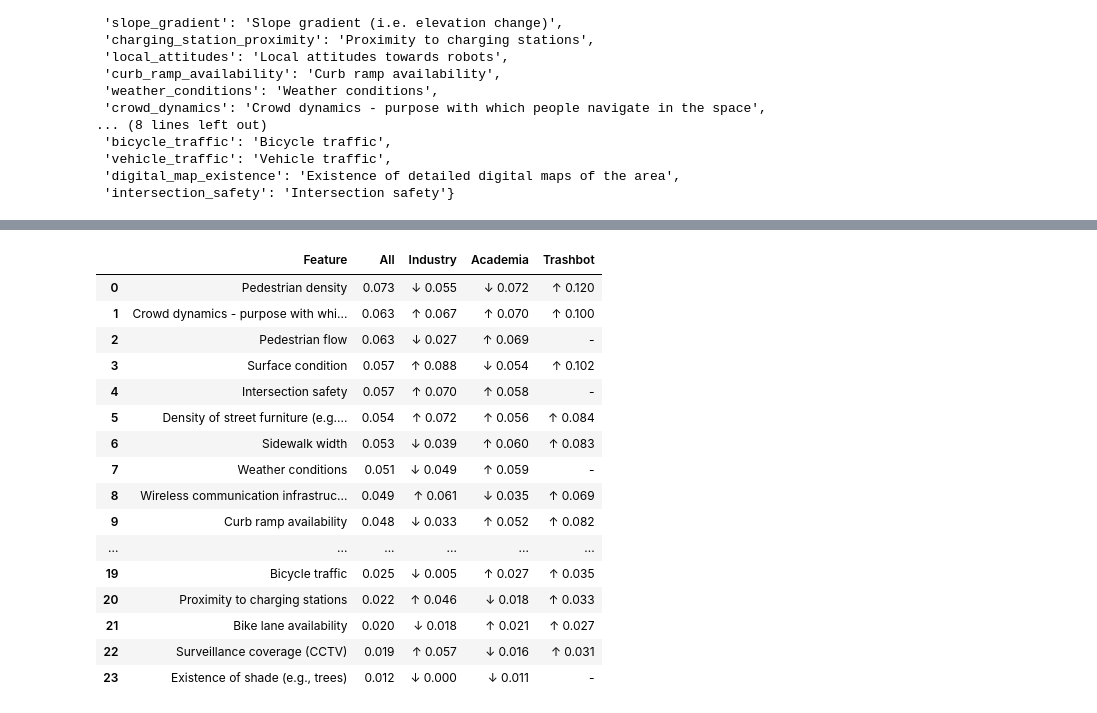
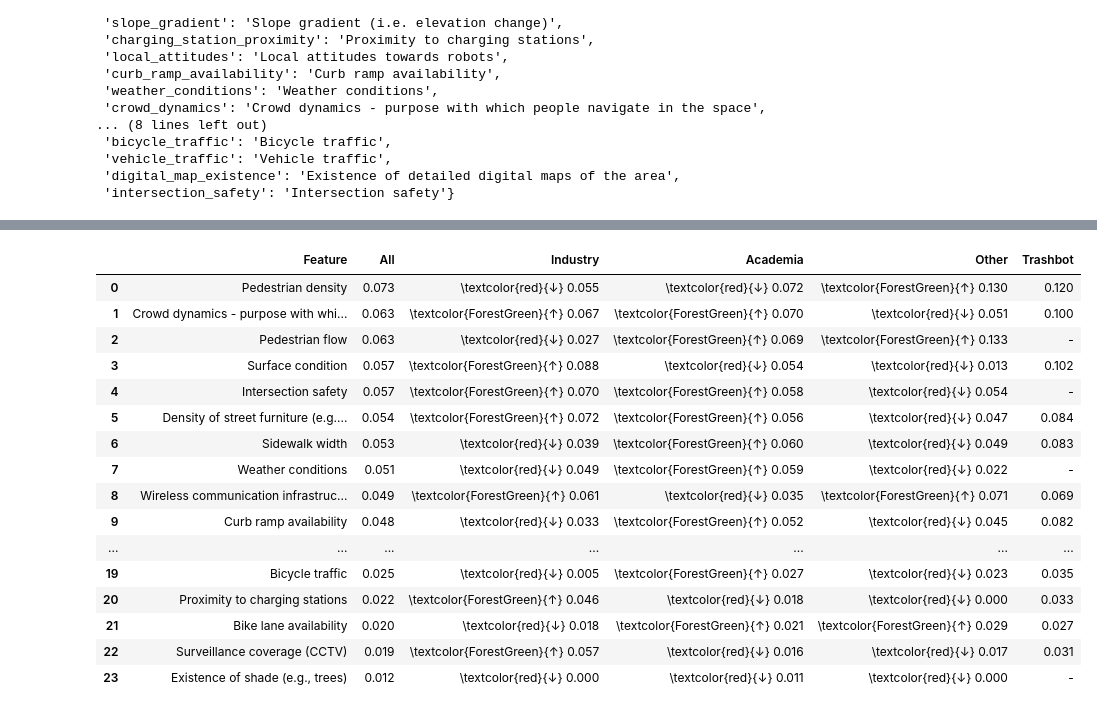
Before and after one commit to FAR-Lab/robotability-nyc, a Jupyter notebook: survey_processing/generate_weights_table.ipynb, the cells around one changed output, grey strips where cells are left out. Cells and saved outputs as stored; diff of their text form; code cells hidden in the pictures.

Commit message:
added other col

```diff
--- a/survey_processing/generate_weights_table.ipynb
+++ b/survey_processing/generate_weights_table.ipynb
@@ -56,17 +57,20 @@ feature_name_dict
 all_weights.index = all_weights.index.map(feature_name_dict)
 industry_weights.index = industry_weights.index.map(feature_name_dict)
 academia_weights.index = academia_weights.index.map(feature_name_dict)
+other_weights.index = other_weights.index.map(feature_name_dict)
 trashbot_weights.index = trashbot_weights.index.map(feature_name_dict)
 # %%
 # merge all the weights with one column for each
 all_weights = all_weights.rename(columns={'Weight': 'All'})
 industry_weights = industry_weights.rename(columns={'Weight': 'Industry'})
 academia_weights = academia_weights.rename(columns={'Weight': 'Academia'})
+other_weights = other_weights.rename(columns={'Weight': 'Other'})
 trashbot_weights = trashbot_weights.rename(columns={'Weight': 'Trashbot'})
 # %%
 # merge
 all_weights = all_weights.merge(industry_weights, left_index=True, right_index=True, how='outer')
 all_weights = all_weights.merge(academia_weights, left_index=True, right_index=True, how='outer')
+all_weights = all_weights.merge(other_weights, left_index=True, right_index=True, how='outer')
 all_weights = all_weights.merge(trashbot_weights, left_index=True, right_index=True, how='outer')
 # %%
 # sort by 'All'
@@ -94,6 +98,7 @@ all_weights
 # round to 3 decimals, take absolute value, and convert to string. then replace nan with '-'
 all_weights['Industry'] = all_weights['Industry'].apply(lambda x: f"{abs(x):.3f}" if pd.notnull(x) else '-')
 all_weights['Academia'] = all_weights['Academia'].apply(lambda x: f"{abs(x):.3f}" if pd.notnull(x) else '-')
+all_weights['Other'] = all_weights['Other'].apply(lambda x: f"{abs(x):.3f}" if pd.notnull(x) else '-')
 all_weights['Trashbot'] = all_weights['Trashbot'].apply(lambda x: f"{abs(x):.3f}" if pd.notnull(x) else '-')
 all_weights['All'] = all_weights['All'].apply(lambda x: f"{abs(x):.3f}" if pd.notnull(x) else '-')
 # %%
@@ -119,38 +124,38 @@ all_weights
 # %%
 # add in betweeen cols for 'Industry' 'Academia' and 'Trashbot' that have an up arrow if the value is higher than the 'All' value, and a down arrow if it is lower
 def add_arrows_to_col(row, col_name):
     if row[col_name] == '-':
         return '-'
     if row[col_name] > row['All']:
-        return f"↑ {row[col_name]}"
+        return r"\textcolor{ForestGreen}{↑}" + f" {row[col_name]}"
     elif row[col_name] < row['All']:
-        return f"↓ {row[col_name]}"
+        return r"\textcolor{red}{↓}" + f" {row[col_name]}"
     else:
         return row[col_name]
 
 all_weights['Industry'] = all_weights.apply(lambda x: add_arrows_to_col(x, 'Industry'), axis=1)
 all_weights['Academia'] = all_weights.apply(lambda x: add_arrows_to_col(x, 'Academia'), axis=1)
-all_weights['Trashbot'] = all_weights.apply(lambda x: add_arrows_to_col(x, 'Trashbot'), axis=1)
+all_weights['Other'] = all_weights.apply(lambda x: add_arrows_to_col(x, 'Other'), axis=1)
 
 all_weights
 # %% [output]
-|  | Feature | All | Industry | Academia | Trashbot |
-| 0 | Pedestrian density | 0.073 | ↓ 0.055 | ↓ 0.072 | ↑ 0.120 |
-| 1 | Crowd dynamics - purpose with whi... | 0.063 | ↑ 0.067 | ↑ 0.070 | ↑ 0.100 |
-| 2 | Pedestrian flow | 0.063 | ↓ 0.027 | ↑ 0.069 | - |
-| 3 | Surface condition | 0.057 | ↑ 0.088 | ↓ 0.054 | ↑ 0.102 |
-| 4 | Intersection safety | 0.057 | ↑ 0.070 | ↑ 0.058 | - |
-| 5 | Density of street furniture (e.g.... | 0.054 | ↑ 0.072 | ↑ 0.056 | ↑ 0.084 |
-| 6 | Sidewalk width | 0.053 | ↓ 0.039 | ↑ 0.060 | ↑ 0.083 |
-| 7 | Weather conditions | 0.051 | ↓ 0.049 | ↑ 0.059 | - |
-| 8 | Wireless communication infrastruc... | 0.049 | ↑ 0.061 | ↓ 0.035 | ↑ 0.069 |
-| 9 | Curb ramp availability | 0.048 | ↓ 0.033 | ↑ 0.052 | ↑ 0.082 |
-| ... | ... | ... | ... | ... | ... |
-| 19 | Bicycle traffic | 0.025 | ↓ 0.005 | ↑ 0.027 | ↑ 0.035 |
-| 20 | Proximity to charging stations | 0.022 | ↑ 0.046 | ↓ 0.018 | ↑ 0.033 |
-| 21 | Bike lane availability | 0.020 | ↓ 0.018 | ↑ 0.021 | ↑ 0.027 |
-| 22 | Surveillance coverage (CCTV) | 0.019 | ↑ 0.057 | ↓ 0.016 | ↑ 0.031 |
-| 23 | Existence of shade (e.g., trees) | 0.012 | ↓ 0.000 | ↓ 0.011 | - |
+|  | Feature | All | Industry | Academia | Other | Trashbot |
+| 0 | Pedestrian density | 0.073 | \textcolor{red}{↓} 0.055 | \textcolor{red}{↓} 0.072 | \textcolor{ForestGreen}{↑} 0.130 | 0.120 |
+| 1 | Crowd dynamics - purpose with whi... | 0.063 | \textcolor{ForestGreen}{↑} 0.067 | \textcolor{ForestGreen}{↑} 0.070 | \textcolor{red}{↓} 0.051 | 0.100 |
+| 2 | Pedestrian flow | 0.063 | \textcolor{red}{↓} 0.027 | \textcolor{ForestGreen}{↑} 0.069 | \textcolor{ForestGreen}{↑} 0.133 | - |
+| 3 | Surface condition | 0.057 | \textcolor{ForestGreen}{↑} 0.088 | \textcolor{red}{↓} 0.054 | \textcolor{red}{↓} 0.013 | 0.102 |
+| 4 | Intersection safety | 0.057 | \textcolor{ForestGreen}{↑} 0.070 | \textcolor{ForestGreen}{↑} 0.058 | \textcolor{red}{↓} 0.054 | - |
+| 5 | Density of street furniture (e.g.... | 0.054 | \textcolor{ForestGreen}{↑} 0.072 | \textcolor{ForestGreen}{↑} 0.056 | \textcolor{red}{↓} 0.047 | 0.084 |
+| 6 | Sidewalk width | 0.053 | \textcolor{red}{↓} 0.039 | \textcolor{ForestGreen}{↑} 0.060 | \textcolor{red}{↓} 0.049 | 0.083 |
+| 7 | Weather conditions | 0.051 | \textcolor{red}{↓} 0.049 | \textcolor{ForestGreen}{↑} 0.059 | \textcolor{red}{↓} 0.022 | - |
+| 8 | Wireless communication infrastruc... | 0.049 | \textcolor{ForestGreen}{↑} 0.061 | \textcolor{red}{↓} 0.035 | \textcolor{ForestGreen}{↑} 0.071 | 0.069 |
+| 9 | Curb ramp availability | 0.048 | \textcolor{red}{↓} 0.033 | \textcolor{ForestGreen}{↑} 0.052 | \textcolor{red}{↓} 0.045 | 0.082 |
+| ... | ... | ... | ... | ... | ... | ... |
+| 19 | Bicycle traffic | 0.025 | \textcolor{red}{↓} 0.005 | \textcolor{ForestGreen}{↑} 0.027 | \textcolor{red}{↓} 0.023 | 0.035 |
+| 20 | Proximity to charging stations | 0.022 | \textcolor{ForestGreen}{↑} 0.046 | \textcolor{red}{↓} 0.018 | \textcolor{red}{↓} 0.000 | 0.033 |
+| 21 | Bike lane availability | 0.020 | \textcolor{red}{↓} 0.018 | \textcolor{ForestGreen}{↑} 0.021 | \textcolor{ForestGreen}{↑} 0.029 | 0.027 |
+| 22 | Surveillance coverage (CCTV) | 0.019 | \textcolor{ForestGreen}{↑} 0.057 | \textcolor{red}{↓} 0.016 | \textcolor{red}{↓} 0.017 | 0.031 |
+| 23 | Existence of shade (e.g., trees) | 0.012 | \textcolor{red}{↓} 0.000 | \textcolor{red}{↓} 0.011 | \textcolor{red}{↓} 0.000 | - |
 # %%
 all_weights
 # %% [output]
```
Also changed, not shown: parts of 4 cells of this notebook.
